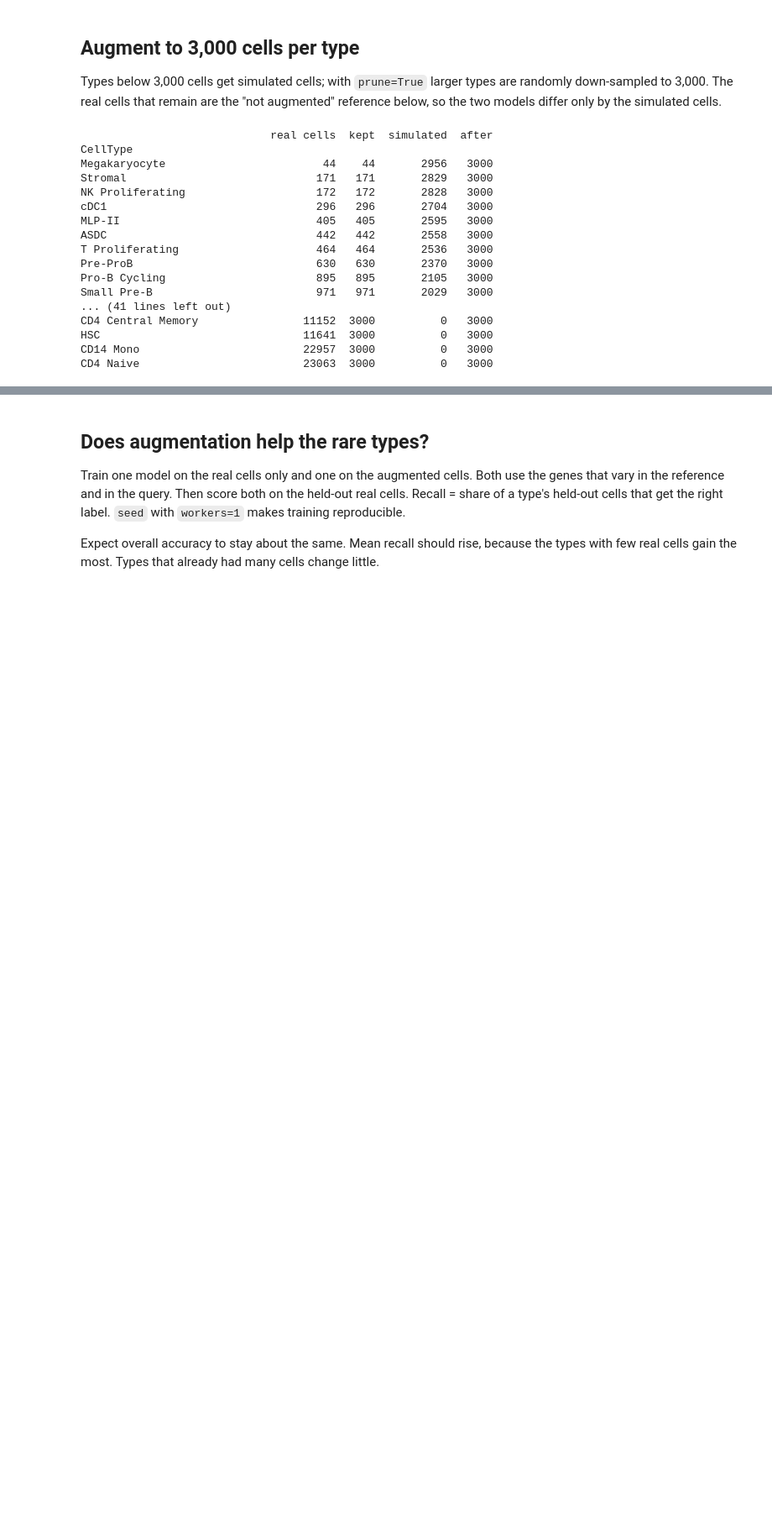
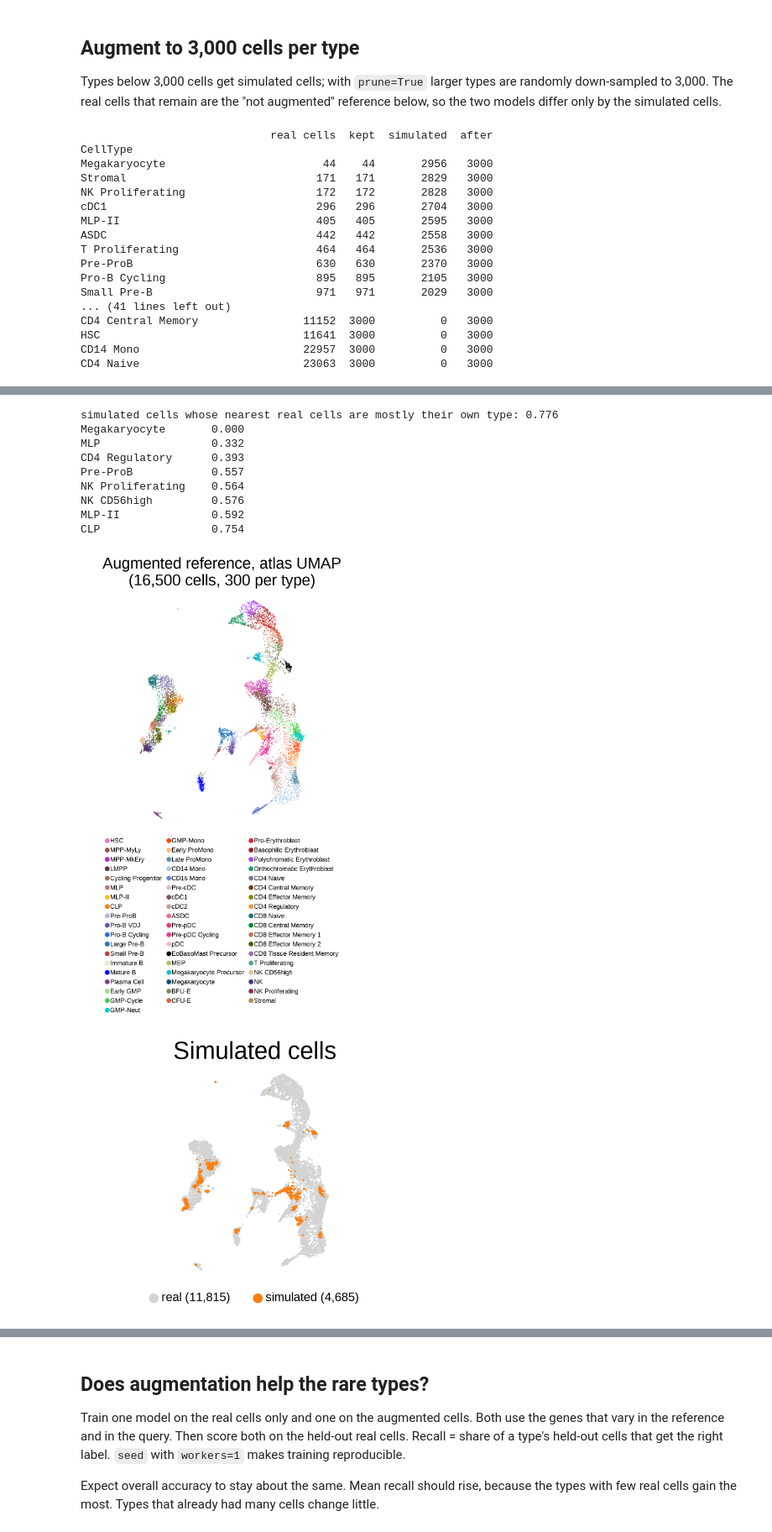
Before and after one commit to jacob-greene/py-viewmastR, a Jupyter notebook: tutorials/04_augment.ipynb, the cells around one changed output, grey strips where cells are left out. Shown at 84% size. Drawn from its saved outputs; the diff is of its cells as text; code cells hidden in the pictures; blank space fills up the shorter version.

```diff
--- a/tutorials/04_augment.ipynb
+++ b/tutorials/04_augment.ipynb
@@ -113,0 +105,48 @@ sc.pl.umap(a, color=[col, "simulated"], ncols=1)
+# %%
+pick = aug.obs.groupby(col, observed=True).sample(300, random_state=0).index
+a = aug[pick].copy()
+sim = a.obs["simulated"].to_numpy()
+sc.pp.normalize_total(a, target_sum=1e4)
+sc.pp.log1p(a)
+r = a[~sim].copy()  # PCA of the real cells only
+sc.pp.highly_variable_genes(r, n_top_genes=3000)
+sc.pp.pca(r, n_comps=40, mask_var="highly_variable")
+hv = r.var["highly_variable"].to_numpy()
+x = a[sim].X[:, hv].toarray() - np.asarray(r.X[:, hv].mean(0)).ravel()
+near = NearestNeighbors(n_neighbors=15).fit(r.obsm["X_pca"]).kneighbors(
+    x @ r.varm["PCs"][hv], return_distance=False)
+xy = atlas_umap.loc[r.obs_names].to_numpy()
+a.obsm["X_umap"] = np.zeros((a.n_obs, 2))
+a.obsm["X_umap"][~sim] = xy
+a.obsm["X_umap"][sim] = np.median(xy[near], axis=1)
+# Is the commonest type among a simulated cell's 15 nearest real cells its own type?
+own = pd.DataFrame(r.obs[col].astype(str).to_numpy()[near]).mode(axis=1)[0].to_numpy() == a.obs[col].astype(str).to_numpy()[sim]
+by_type = pd.Series(own).groupby(a.obs[col].astype(str).to_numpy()[sim]).mean()
+print(f"simulated cells whose nearest real cells are mostly their own type: {own.mean():.3f}")
+print(by_type.sort_values().head(8).round(3).to_string())
+rp.umap_figure(a.obsm["X_umap"], a.obs[col],
+               f"Augmented reference, atlas UMAP\n({a.n_obs:,} cells, 300 per type)")
+plt.show()
+fig, ax = plt.subplots(figsize=(rp.UMAP_W, rp.UMAP_H - 1.4))
+for is_sim, c, name in ((False, "lightgrey", "real"), (True, "tab:orange", "simulated")):
+    m = sim == is_sim
+    ax.scatter(*a.obsm["X_umap"][m].T, s=rp.REF_SIZE * 2, c=c, linewidths=0, rasterized=True,
+               label=f"{name} ({m.sum():,})")
+ax.set_title("Simulated cells", fontsize=rp.FS_TITLE)
+ax.set_aspect("equal", adjustable="datalim")
+ax.axis("off")
+ax.legend(markerscale=6, frameon=False, fontsize=rp.FS_LEGEND + 2, loc="upper center",
+          bbox_to_anchor=(0.5, -0.01), ncol=2)
+plt.show()
+# %% [output]
+simulated cells whose nearest real cells are mostly their own type: 0.776
+Megakaryocyte       0.000
+MLP                 0.332
+CD4 Regulatory      0.393
+Pre-ProB            0.557
+NK Proliferating    0.564
+NK CD56high         0.576
+MLP-II              0.592
+CLP                 0.754
+[figure, added]
+[figure, added]
```
Also changed, not shown: parts of 11 cells of this notebook, 1 other file.
